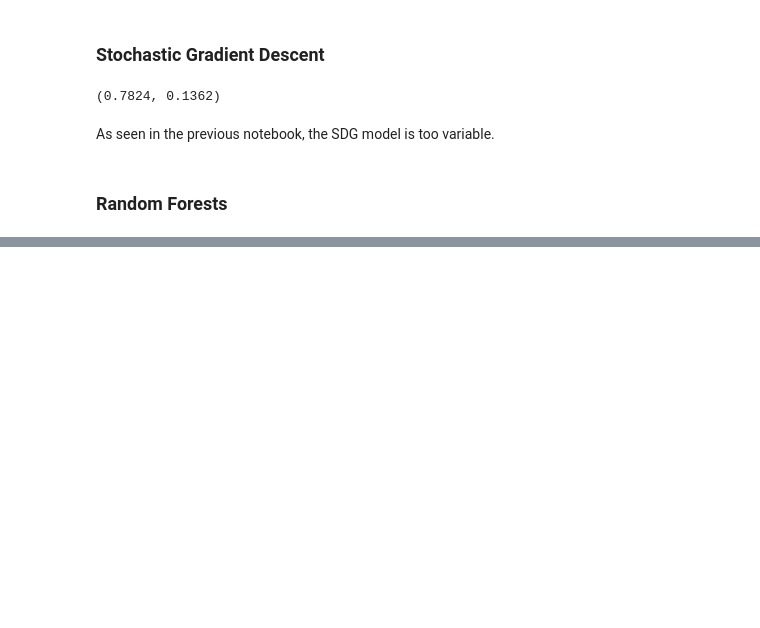
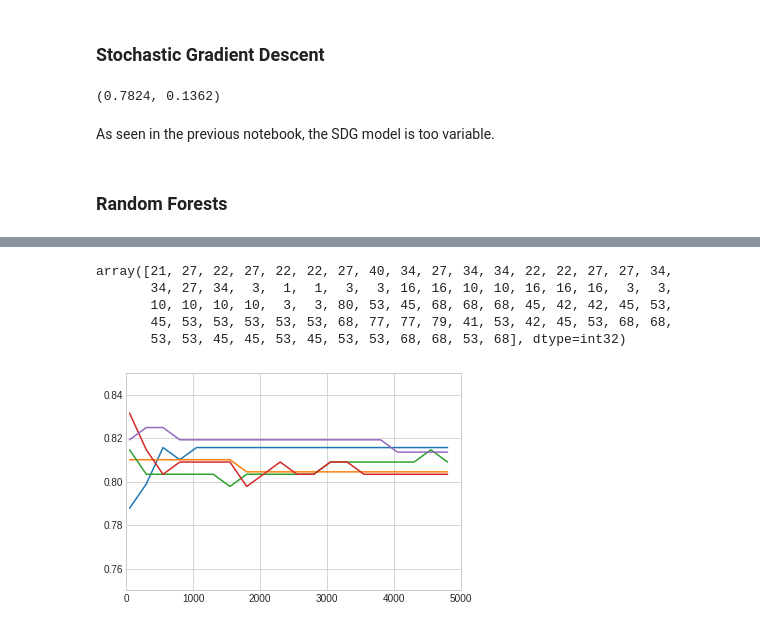
Before and after one commit to BigBangData/TitanicSurvival, a Jupyter notebook: TitanicPredictions.ipynb, the cells around one changed output, grey strips where cells are left out. Cells and saved outputs as stored; diff of their text form; code cells hidden in the pictures; blank space fills up the shorter version.

```diff
--- a/TitanicPredictions.ipynb
+++ b/TitanicPredictions.ipynb
@@ -53,0 +110,47 @@ from sklearn.model_selection import GridSearchCV
+# %%
+grid_search.cv_results_['rank_test_score']
+# %% [output]
+array([21, 27, 22, 27, 22, 22, 27, 40, 34, 27, 34, 34, 22, 22, 27, 27, 34,
+       34, 27, 34,  3,  1,  1,  3,  3, 16, 16, 10, 10, 16, 16, 16,  3,  3,
+       10, 10, 10, 10,  3,  3, 80, 53, 45, 68, 68, 68, 45, 42, 42, 45, 53,
+       45, 53, 53, 53, 53, 53, 68, 77, 77, 79, 41, 53, 42, 45, 53, 68, 68,
+       53, 53, 45, 45, 53, 45, 53, 53, 68, 68, 53, 68], dtype=int32)
+# %%
+param_arr = grid_search.cv_results_['params']
+
+bootstraps = []
+criteria = []
+estimators = []
+for i in param_arr:
+    bootstraps.append(i['bootstrap'])
+    criteria.append(i['criterion'])
+    estimators.append(i['n_estimators'])
+# %%
+data = pd.DataFrame(list(zip(bootstraps, criteria, estimators,cv_res1,cv_res2,cv_res3,cv_res4,cv_res5))
+                    ,columns = ['bootstrap','criterion','n_estimators','cv1','cv2','cv3','cv4','cv5'])
+# %%
+boot_gini = data[(data.bootstrap == True)  & (data.criterion == 'gini')].copy()
+boot_entr = data[(data.bootstrap == True)  & (data.criterion == 'entropy')].copy()
+noot_gini = data[(data.bootstrap == False)  & (data.criterion == 'gini')].copy()
+noot_entr = data[(data.bootstrap == False)  & (data.criterion == 'entropy')].copy()
+# %%
+%matplotlib inline
+import matplotlib.pyplot as plt
+plt.style.use('seaborn-whitegrid')
+# %%
+x = list(boot_gini['n_estimators'])
+Y1 = list(boot_gini['cv1'])
+Y2 = list(boot_gini['cv2'])
+Y3 = list(boot_gini['cv3'])
+Y4 = list(boot_gini['cv4'])
+Y5 = list(boot_gini['cv5'])
+
+plt.axis([0, 5000, .75, .85])
+plt.plot(x, Y1)
+plt.plot(x, Y2)
+plt.plot(x, Y3)
+plt.plot(x, Y4)
+plt.plot(x, Y5)
+plt.show()
+# %% [output]
+[figure, added]
```
Also changed, not shown: parts of 38 cells of this notebook, 1 other file.
